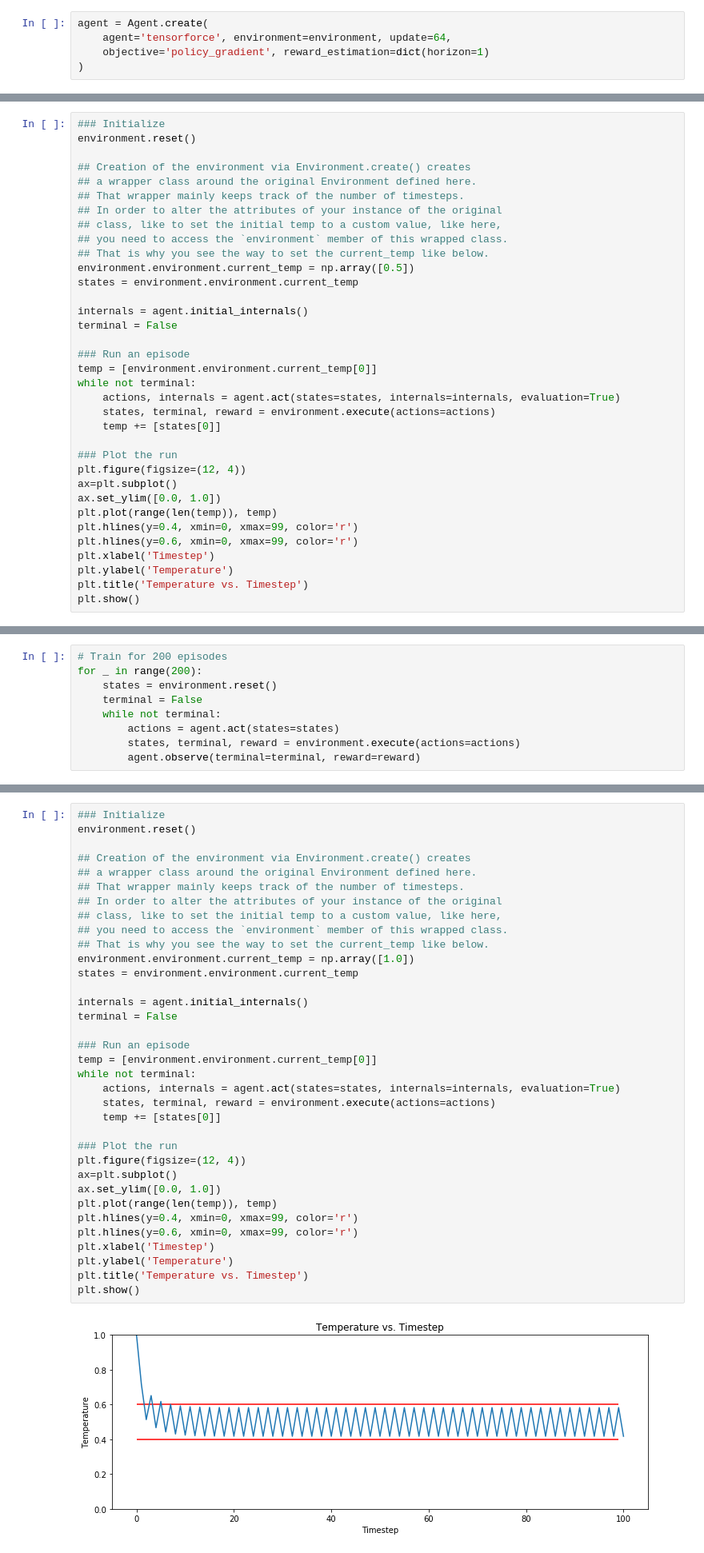
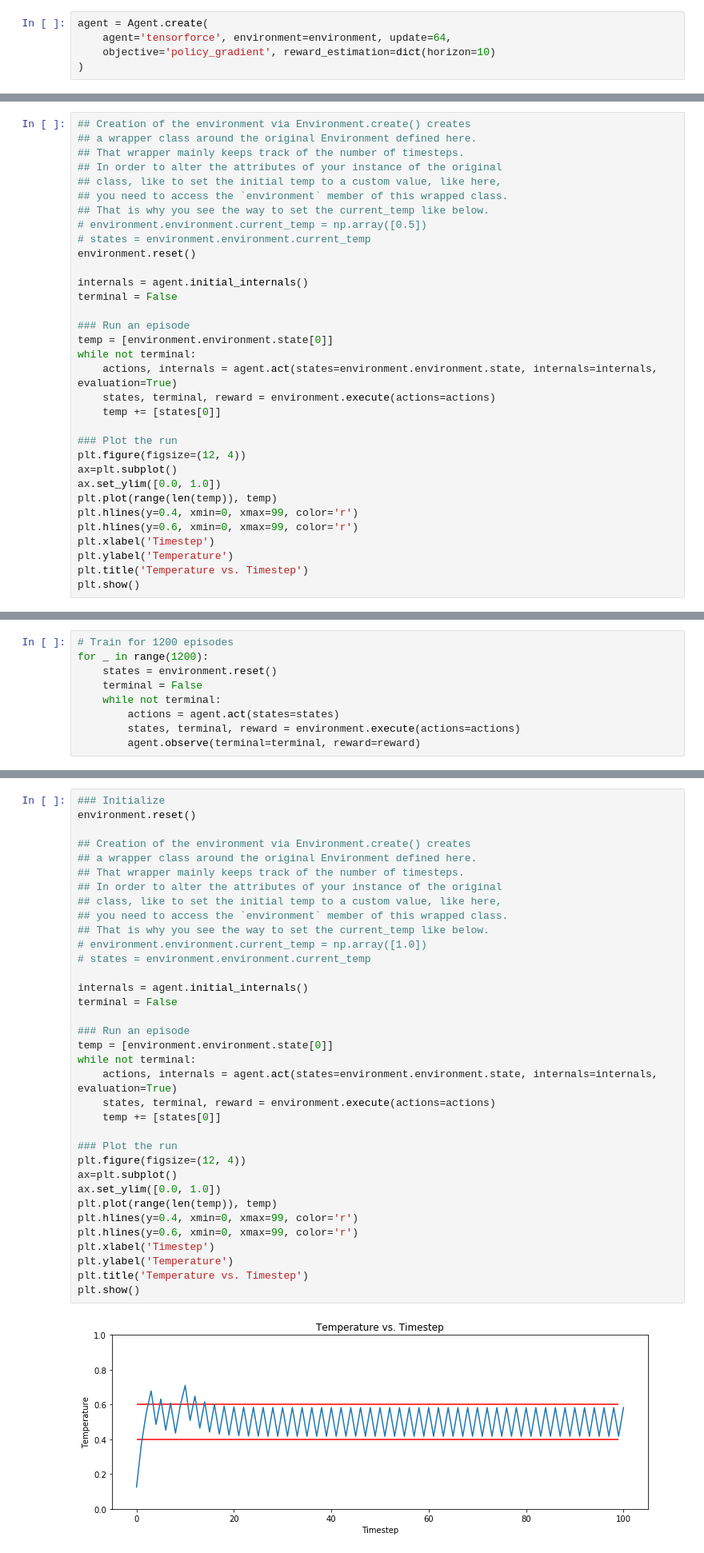
Before and after one commit to mpettis/shared-scratchpad, a Jupyter notebook: thermostat-response/temperature-controller-02.ipynb, the cells around one changed output, grey strips where cells are left out. Shown at 80% size. Drawn from its saved outputs; the diff is of its cells as text.

Commit message:
Rewrote environment of temperature-controller-02.ipynb to have some different variables, augment state to track restarts in a window, but not yet enforcing any limit on startups.

```diff
--- a/thermostat-response/temperature-controller-02.ipynb
+++ b/thermostat-response/temperature-controller-02.ipynb
@@ -113,6 +171,6 @@ Here we configure a type of agent to learn against this environment.  There are
 # %%
 agent = Agent.create(
     agent='tensorforce', environment=environment, update=64,
-    objective='policy_gradient', reward_estimation=dict(horizon=1)
+    objective='policy_gradient', reward_estimation=dict(horizon=10)
 )
 # %% [output]
@@ -131,7 +201,4 @@ The agent doesn't take actions to try and get the temperature within the bands.
 # %%
-### Initialize
-environment.reset()
-
 ## Creation of the environment via Environment.create() creates
 ## a wrapper class around the original Environment defined here.
 ## That wrapper mainly keeps track of the number of timesteps.
@@ -139,16 +206,17 @@ environment.reset()
 ## class, like to set the initial temp to a custom value, like here,
 ## you need to access the `environment` member of this wrapped class.
 ## That is why you see the way to set the current_temp like below.
-environment.environment.current_temp = np.array([0.5])
-states = environment.environment.current_temp
+# environment.environment.current_temp = np.array([0.5])
+# states = environment.environment.current_temp
+environment.reset()
 
 internals = agent.initial_internals()
 terminal = False
 
 ### Run an episode
-temp = [environment.environment.current_temp[0]]
+temp = [environment.environment.state[0]]
 while not terminal:
-    actions, internals = agent.act(states=states, internals=internals, evaluation=True)
+    actions, internals = agent.act(states=environment.environment.state, internals=internals, evaluation=True)
     states, terminal, reward = environment.execute(actions=actions)
     temp += [states[0]]
 
@@ -170,8 +251,8 @@ plt.show()
 
 Here we train the agent against episodes of interacting with the environment.
 # %%
-# Train for 200 episodes
-for _ in range(200):
+# Train for 1200 episodes
+for _ in range(1200):
     states = environment.reset()
     terminal = False
     while not terminal:
@@ -187,35 +268,35 @@ You can plainly see that this is toggling the heater on/off to keep the temperat
 environment.reset()
 
 ## Creation of the environment via Environment.create() creates
 ## a wrapper class around the original Environment defined here.
 ## That wrapper mainly keeps track of the number of timesteps.
 ## In order to alter the attributes of your instance of the original
 ## class, like to set the initial temp to a custom value, like here,
 ## you need to access the `environment` member of this wrapped class.
 ## That is why you see the way to set the current_temp like below.
-environment.environment.current_temp = np.array([1.0])
-states = environment.environment.current_temp
+# environment.environment.current_temp = np.array([1.0])
+# states = environment.environment.current_temp
 
 internals = agent.initial_internals()
 terminal = False
 
 ### Run an episode
-temp = [environment.environment.current_temp[0]]
+temp = [environment.environment.state[0]]
 while not terminal:
-    actions, internals = agent.act(states=states, internals=internals, evaluation=True)
+    actions, internals = agent.act(states=environment.environment.state, internals=internals, evaluation=True)
     states, terminal, reward = environment.execute(actions=actions)
     temp += [states[0]]
 
 ### Plot the run
 plt.figure(figsize=(12, 4))
 ax=plt.subplot()
 ax.set_ylim([0.0, 1.0])
 plt.plot(range(len(temp)), temp)
 plt.hlines(y=0.4, xmin=0, xmax=99, color='r')
 plt.hlines(y=0.6, xmin=0, xmax=99, color='r')
 plt.xlabel('Timestep')
 plt.ylabel('Temperature')
 plt.title('Temperature vs. Timestep')
 plt.show()
 # %% [output]
-[figure, old version]
+[figure, new version]
```
Also changed, not shown: parts of 8 cells of this notebook, 1 other file.
